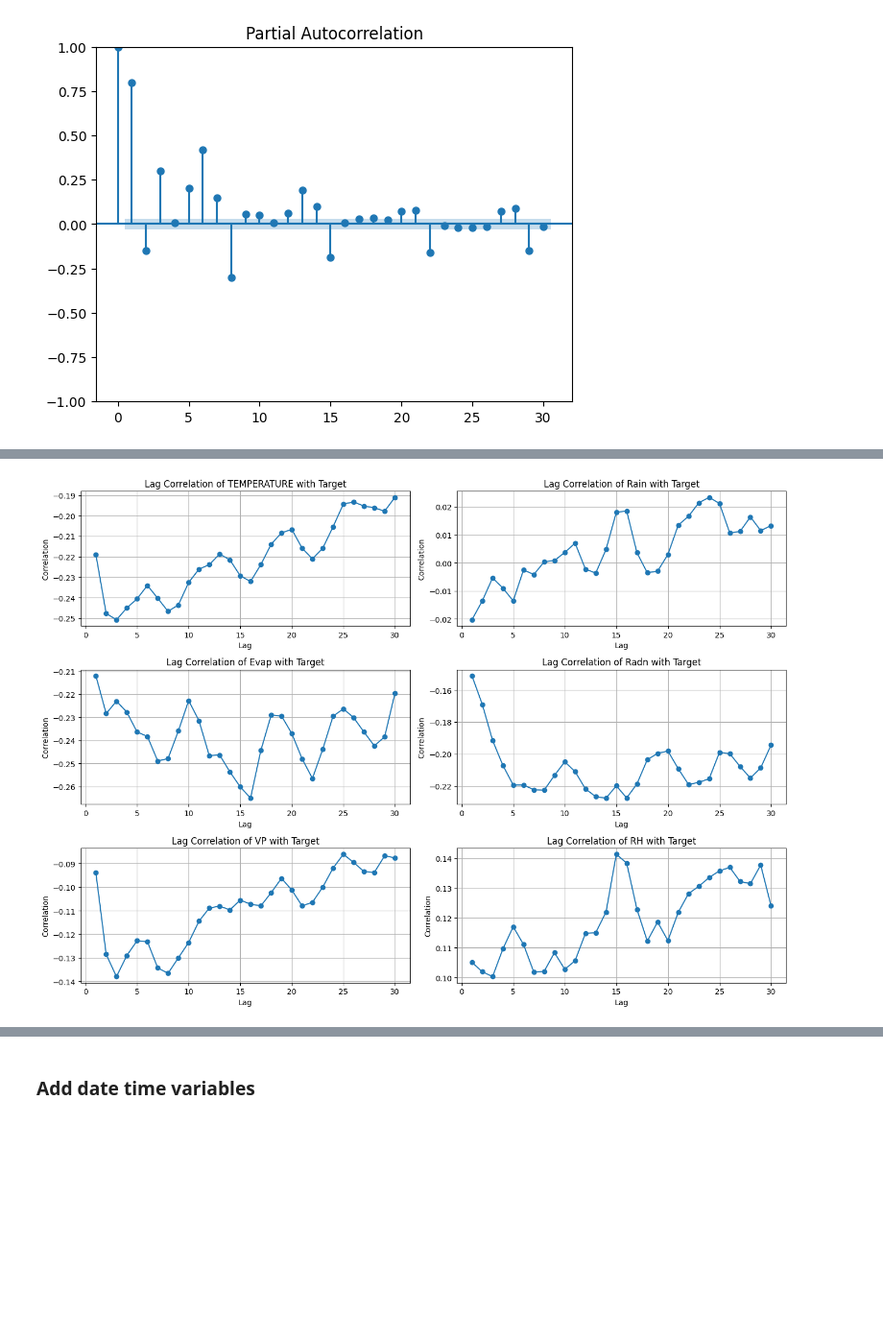
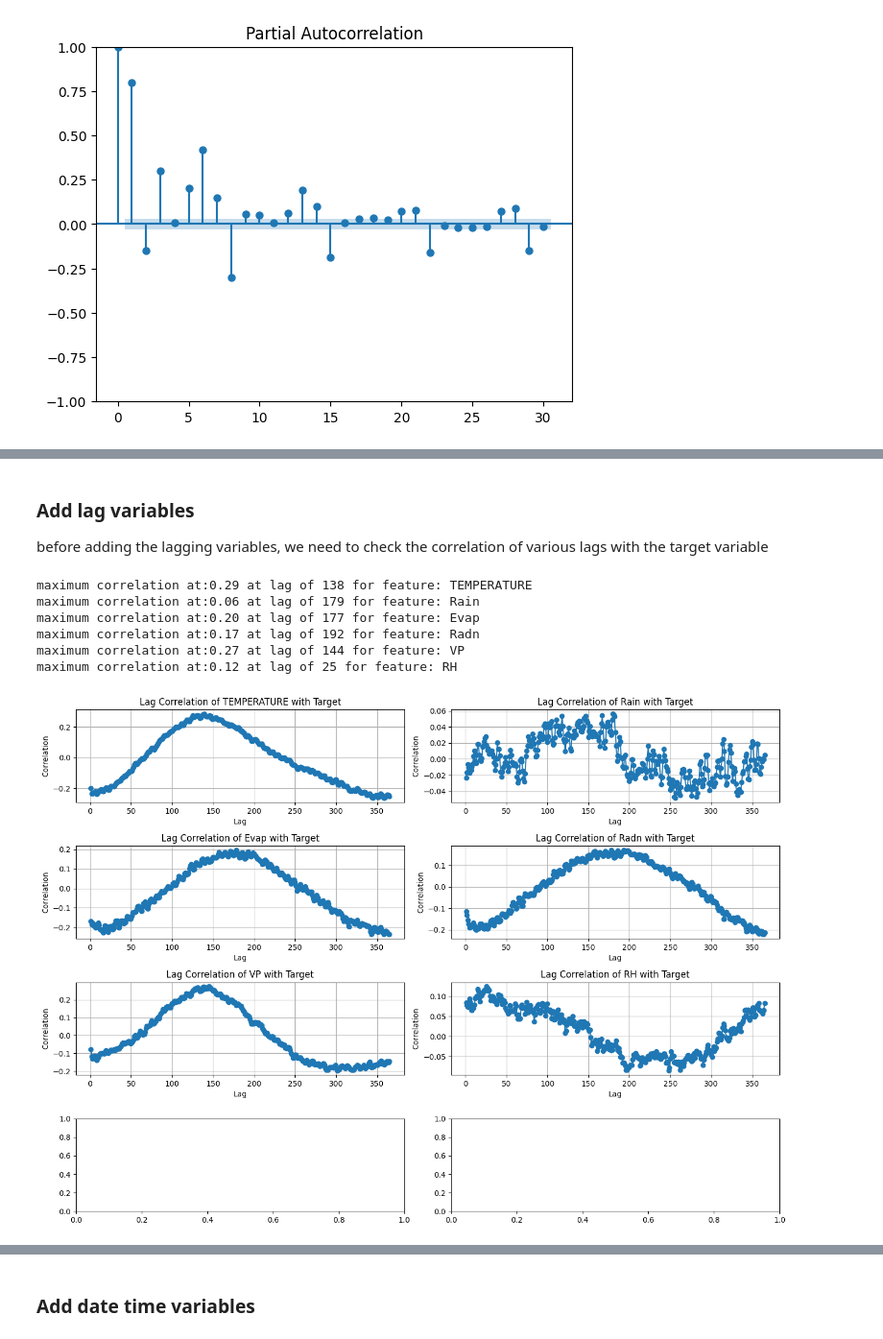
Before and after one commit to KaiJDect/Group10_project, a Jupyter notebook: src/notebooks/Geo_Modelling.ipynb, the cells around one changed output, grey strips where cells are left out. Shown at 96% size. Cells and saved outputs as stored; diff of their text form; code cells hidden in the pictures; blank space fills up the shorter version.

```diff
--- a/src/notebooks/Geo_Modelling.ipynb
+++ b/src/notebooks/Geo_Modelling.ipynb
@@ -236,6 +244,8 @@ rollingWindowQLD
 # %%
 dailyMergedNSW = pd.read_csv(projRoot + "data\\SILO\\daily_merged_nsw.csv")
 dailyMergedNSW = dailyMergedNSW.dropna()
+dailyMergedNSW['DATETIME'] = pd.to_datetime(dailyMergedNSW['DATETIME'])
+print(dailyMergedNSW.shape)
 data = dailyMergedNSW
 data.columns
 # %% [output]
@@ -301,8 +335,12 @@ Index(['DATETIME', 'TOTALDEMAND', 'TEMPERATURE', 'Rain', 'Evap', 'Radn', 'VP',
+# %% [markdown]
+### Add lag variables
+
+before adding the lagging variables, we need to check the correlation of various lags with the target variable
 # %%
 # Number of lags to compute
 def getLagCorrelationMatrix(df):
     lagged_data = {}
-    num_lags = 30
+    num_lags = 365
     targetvar = 'TOTALDEMAND'
     # Create lagged features for each feature and store in a dictionary
     features = ['TEMPERATURE', 'Rain', 'Evap', 'Radn', 'VP', 'RH']
@@ -312,32 +350,40 @@ def getLagCorrelationMatrix(df):
 
     # Concatenate all lagged features into a new DataFrame
     lagged_df = pd.concat(lagged_data, axis=1)
 
     # Drop NaN values caused by lagging
     lagged_df.dropna(inplace=True)
     df = df.loc[lagged_df.index]
 
     # Initialize a figure with 2x2 subplots
-    fig, axes = plt.subplots(3, 2, figsize=(14, 10))
+    fig, axes = plt.subplots(4, 2, figsize=(14, 10))
     # Loop through each feature and plot lagged correlations
     for i, feature in enumerate(features):
         # Calculate correlations for the current feature
         lagged_correlations = []
         for lag in range(1, num_lags + 1):
             correlation = lagged_df[f'{feature}_lag_{lag}'].corr(df[targetvar])
             lagged_correlations.append(correlation)
 
+        print(f"maximum correlation at:{max(lagged_correlations):.2f}" +
+              f" at lag of {lagged_correlations.index(max(lagged_correlations))} for feature: {feature}")
         # Get subplot axes
         ax = axes[i // 2, i % 2]
         # Plot the correlations
         ax.plot(range(1, num_lags + 1), lagged_correlations, marker='o')
         ax.set_title(f'Lag Correlation of {feature} with Target')
         ax.set_xlabel('Lag')
         ax.set_ylabel('Correlation')
         ax.grid(True)
 
 getLagCorrelationMatrix(data)
 plt.tight_layout()
 plt.show()
 # %% [output]
+maximum correlation at:0.29 at lag of 138 for feature: TEMPERATURE
+maximum correlation at:0.06 at lag of 179 for feature: Rain
+maximum correlation at:0.20 at lag of 177 for feature: Evap
+maximum correlation at:0.17 at lag of 192 for feature: Radn
+maximum correlation at:0.27 at lag of 144 for feature: VP
+maximum correlation at:0.12 at lag of 25 for feature: RH
-[figure, old version]
+[figure, new version]
```
Also changed, not shown: parts of 34 cells of this notebook, 1 other file.
